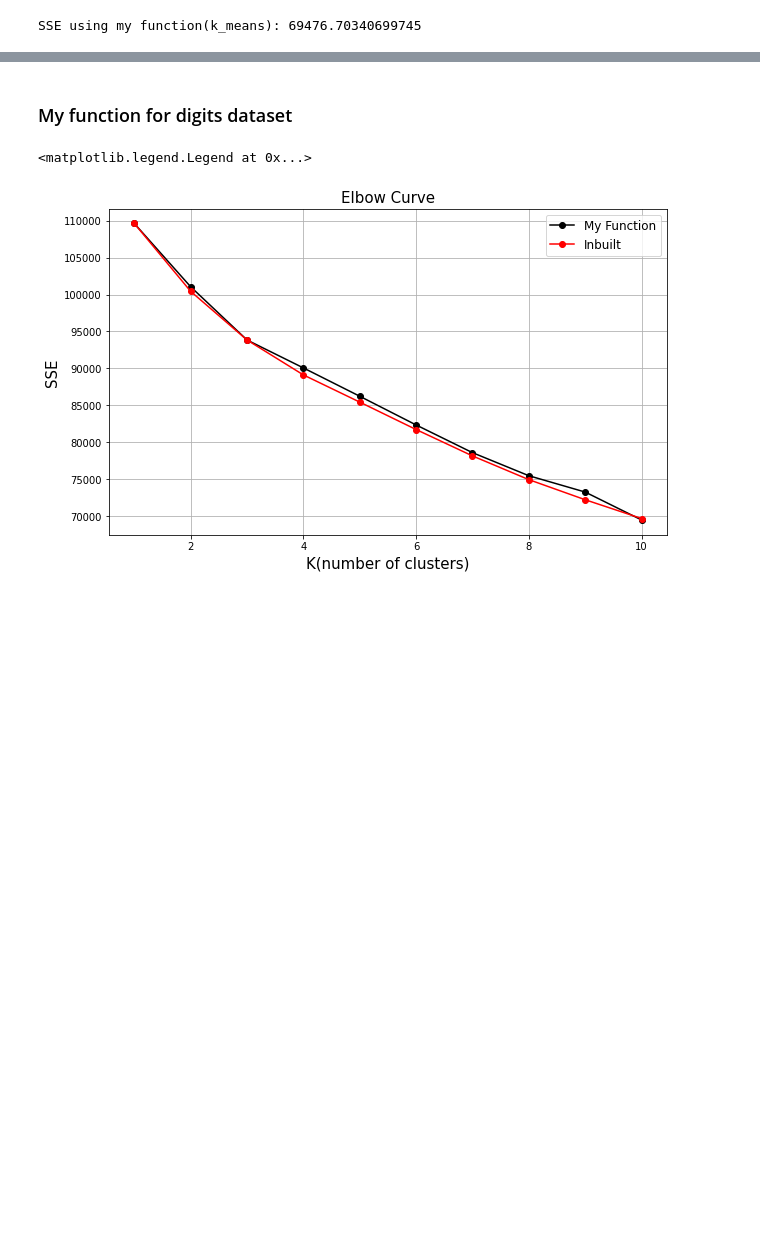
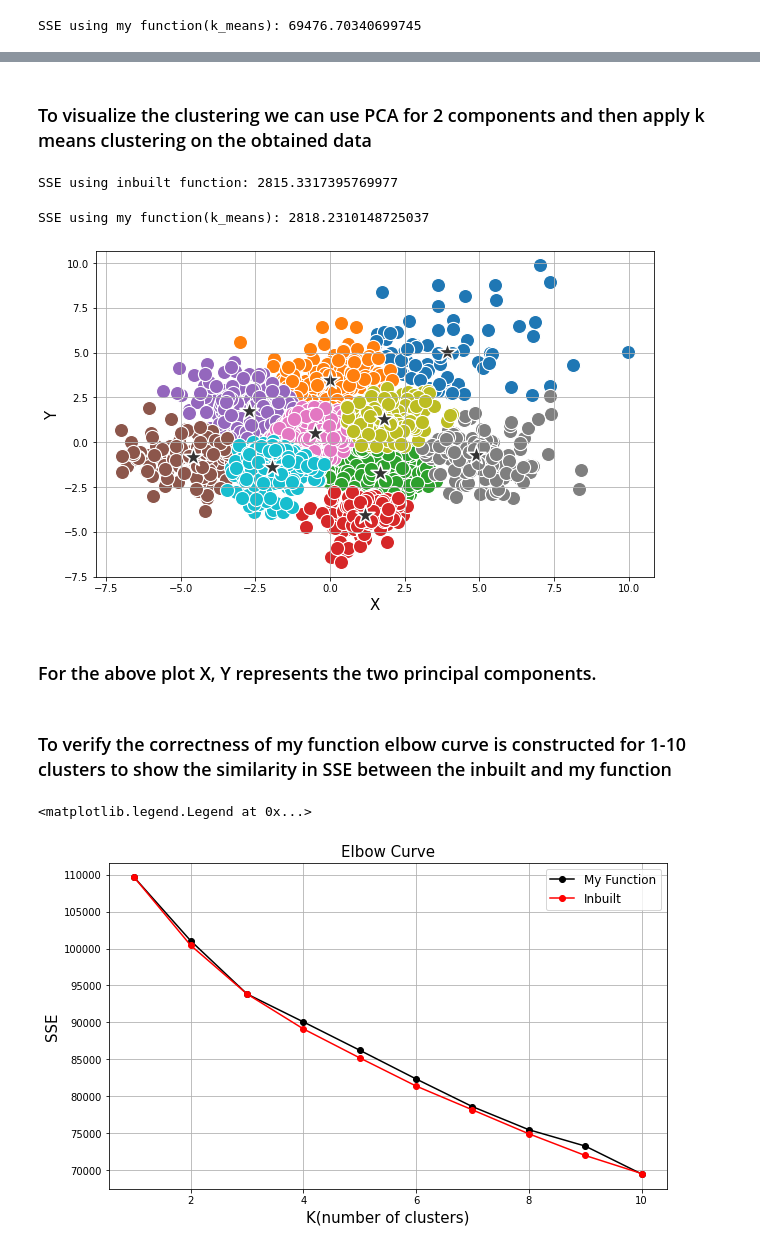
Before and after one commit to Pratvi27/Data-Analysis-and-Visualization, a Jupyter notebook: codes/201801407_lab8_DAV.ipynb, the cells around one changed output, grey strips where cells are left out. Cells and saved outputs as stored; diff of their text form; code cells hidden in the pictures; blank space fills up the shorter version.

```diff
--- a/codes/201801407_lab8_DAV.ipynb
+++ b/codes/201801407_lab8_DAV.ipynb
@@ -204,11 +250,32 @@ SSE using my function(k_means): 69476.70340699745
+# %% [markdown]
+### To visualize the clustering we can use PCA for 2 components and then apply k means clustering on the obtained data
+# %%
+estimator = PCA(n_components=2)
+x_pca = estimator.fit_transform(data_scaled)
+# %%
+kmeans = KMeans(n_clusters = 10, init='k-means++')
+kmeans.fit(x_pca)
+SSE_kmeans_pca=kmeans.inertia_
+print('SSE using inbuilt function:',SSE_kmeans_pca)
+# %% [output]
+SSE using inbuilt function: 2815.3317395769977
+# %%
+c_pca,dist_pca=k_means(x_pca,10,True)
+SSE_pca_myfunc = find_inertia(c_pca,dist_pca,x_pca)
+print('SSE using my function(k_means):',SSE_pca_myfunc)
+# %% [output]
+SSE using my function(k_means): 2818.2310148725037
+[figure, added]
+# %% [markdown]
+### For the above plot X, Y represents the two principal components.
+# %% [markdown]
+### To verify the correctness of my function elbow curve is constructed for 1-10 clusters to show the similarity in SSE between the inbuilt and my function
 # %%
 SSE_inbuilt = []
 for cluster in range(1,11):
     kmeans = KMeans(n_clusters = cluster, init='k-means++')
     kmeans.fit(data_scaled)
     SSE_inbuilt.append(kmeans.inertia_)
-# %% [markdown]
-### My function for digits dataset
 # %%
 SSE_q2=[]
 n=11
```
Also changed, not shown: parts of 18 cells of this notebook, 1 other file.
